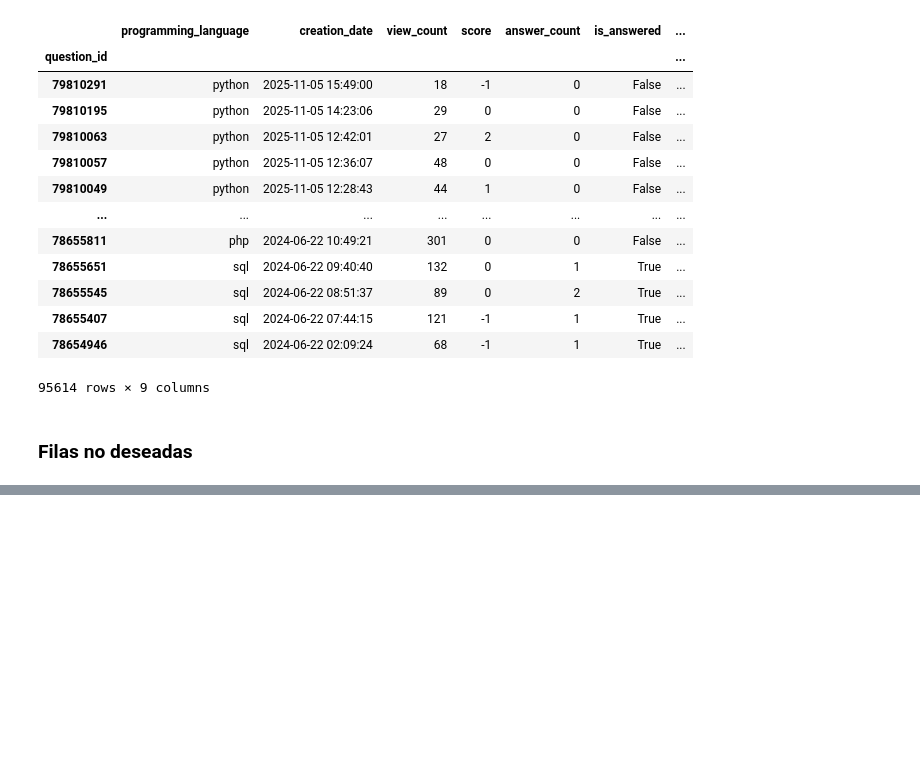
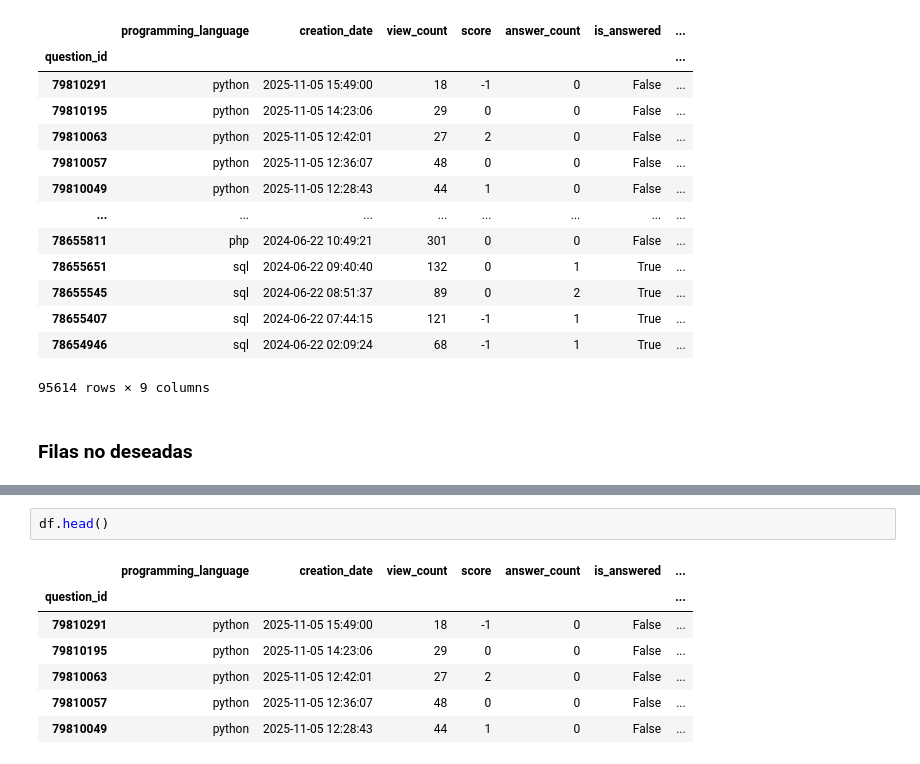
Before and after one commit to Hallxx/Semillero-PyAnalytics, a Jupyter notebook: notebooks/fase0_verificacion.ipynb, the cells around one changed output, grey strips where cells are left out. Saved outputs shown, nothing was run; the diff lists cells and outputs as text; blank space fills up the shorter version.

```diff
--- a/notebooks/fase0_verificacion.ipynb
+++ b/notebooks/fase0_verificacion.ipynb
@@ -276,0 +373,10 @@ df
+# %%
+df.head()
+# %% [output]
+|  | programming_language | creation_date | view_count | score | answer_count | is_answered | ... |
+| question_id |  |  |  |  |  |  | ... |
+| 79810291 | python | 2025-11-05 15:49:00 | 18 | -1 | 0 | False | ... |
+| 79810195 | python | 2025-11-05 14:23:06 | 29 | 0 | 0 | False | ... |
+| 79810063 | python | 2025-11-05 12:42:01 | 27 | 2 | 0 | False | ... |
+| 79810057 | python | 2025-11-05 12:36:07 | 48 | 0 | 0 | False | ... |
+| 79810049 | python | 2025-11-05 12:28:43 | 44 | 1 | 0 | False | ... |
```
Also changed, not shown: parts of 13 cells of this notebook, 6 other files.
